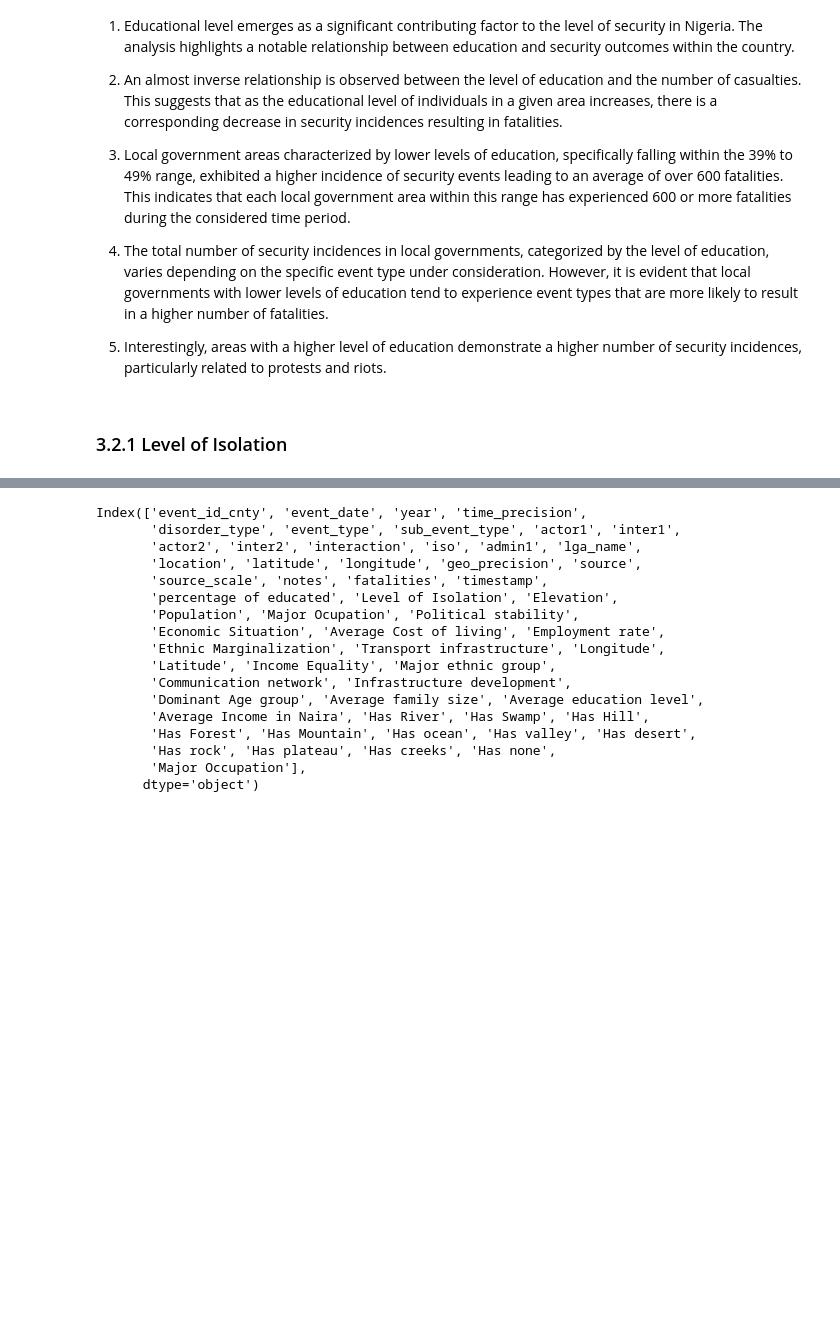
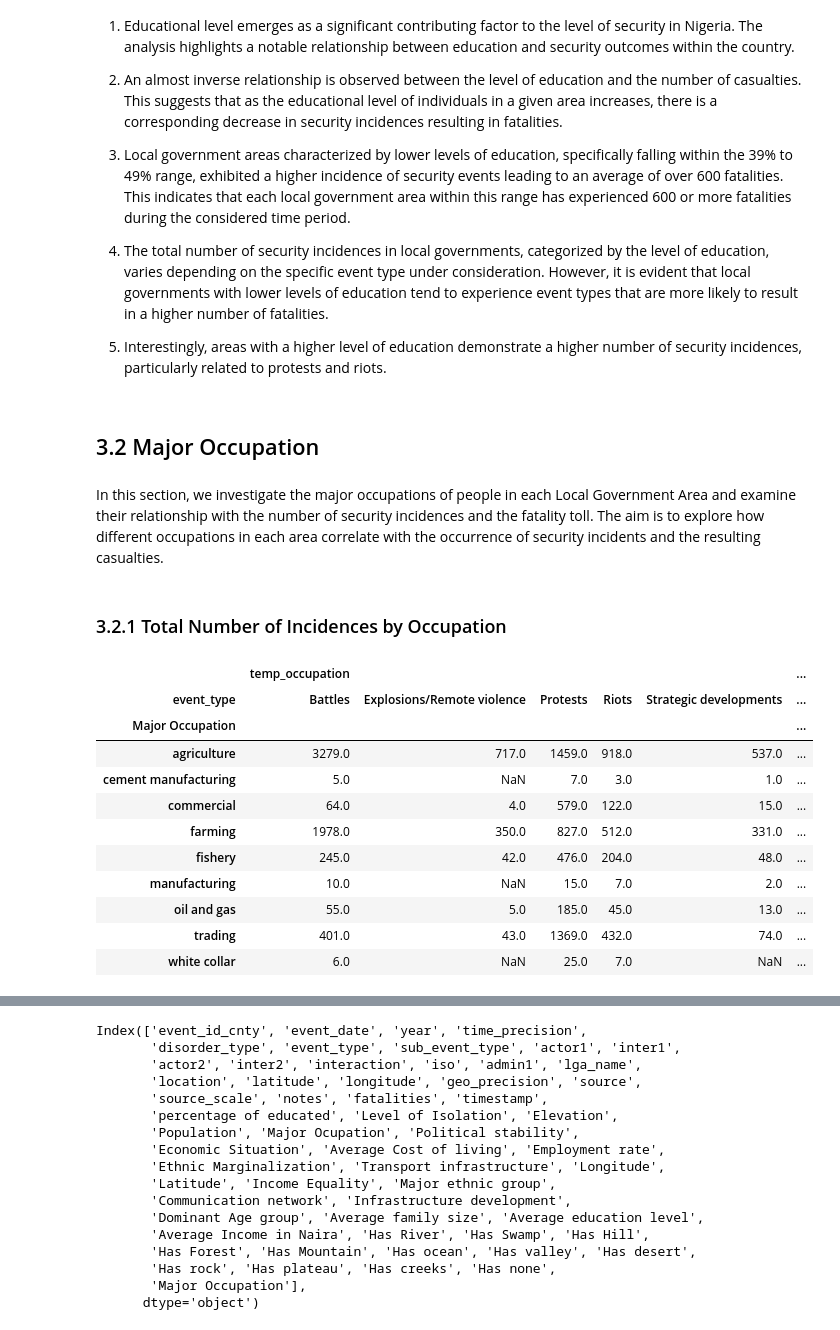
Before and after one commit to Abdul4code/Nigeria_Terror_Attacks, a Jupyter notebook: 3. Analysis of Nigerian Security Incidence.ipynb, the cells around one changed output, grey strips where cells are left out. Drawn from its saved outputs; the diff is of its cells as text; code cells hidden in the pictures; blank space fills up the shorter version.

```diff
--- a/3. Analysis of Nigerian Security Incidence.ipynb
+++ b/3. Analysis of Nigerian Security Incidence.ipynb
@@ -225,5 +225,36 @@ Based on the findings from this section, the following key observations can be m
 4. The total number of security incidences in local governments, categorized by the level of education, varies depending on the specific event type under consideration. However, it is evident that local governments with lower levels of education tend to experience event types that are more likely to result in a higher number of fatalities.
 
 5. Interestingly, areas with a higher level of education demonstrate a higher number of security incidences, particularly related to protests and riots.
+# %% [markdown]
+## 3.2 Major Occupation
+# %% [markdown]
+In this section, we investigate the major occupations of people in each Local Government Area and examine their relationship with the number of security incidences and the fatality toll. The aim is to explore how different occupations in each area correlate with the occurrence of security incidents and the resulting casualties.
 # %% [markdown]
-### 3.2.1 Level of Isolation
+### 3.2.1 Total Number of Incidences by Occupation
+# %%
+df_acled_lga['temp_occupation'] = df_acled_lga['Major Occupation']
+# Define custom aggregation function
+def custom_agg(x, y):
+    unique_val = list(x.unique())[0]
+    count = x.count()
+    divided_count = count / float(y[y.index == unique_val].values)
+    return divided_count
+
+# Create pivot table with custom aggregation
+pivot_table_total = df_acled_lga.pivot_table(index='Major Occupation', columns='event_type', values=['temp_occupation']
+                             , aggfunc='count')
+
+pivot_table_total
+# %% [output]
+|  | temp_occupation |  |  |  |  | ... |
+| event_type | Battles | Explosions/Remote violence | Protests | Riots | Strategic developments | ... |
+| Major Occupation |  |  |  |  |  | ... |
+| agriculture | 3279.0 | 717.0 | 1459.0 | 918.0 | 537.0 | ... |
+| cement manufacturing | 5.0 | NaN | 7.0 | 3.0 | 1.0 | ... |
+| commercial | 64.0 | 4.0 | 579.0 | 122.0 | 15.0 | ... |
+| farming | 1978.0 | 350.0 | 827.0 | 512.0 | 331.0 | ... |
+| fishery | 245.0 | 42.0 | 476.0 | 204.0 | 48.0 | ... |
+| manufacturing | 10.0 | NaN | 15.0 | 7.0 | 2.0 | ... |
+| oil and gas | 55.0 | 5.0 | 185.0 | 45.0 | 13.0 | ... |
+| trading | 401.0 | 43.0 | 1369.0 | 432.0 | 74.0 | ... |
+| white collar | 6.0 | NaN | 25.0 | 7.0 | NaN | ... |
```
Also changed, not shown: parts of 9 cells of this notebook.
